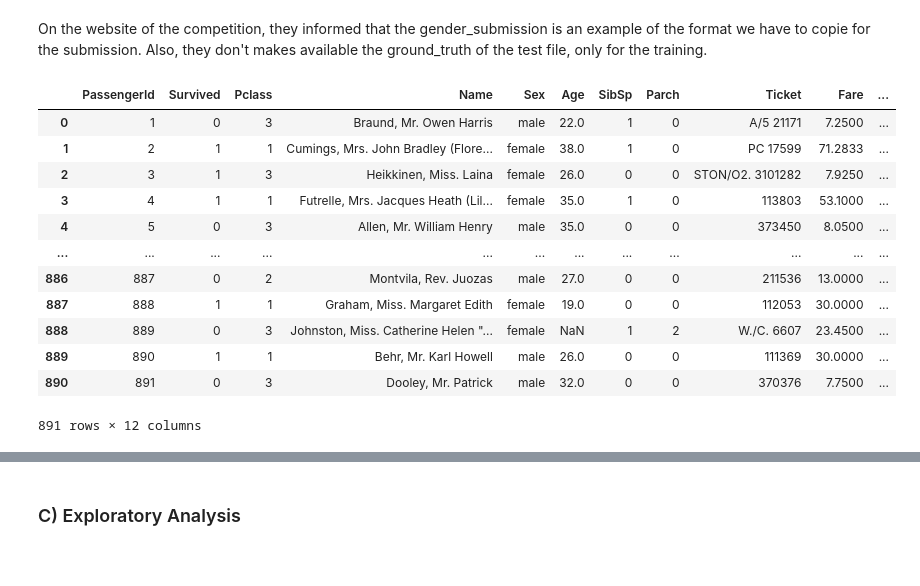
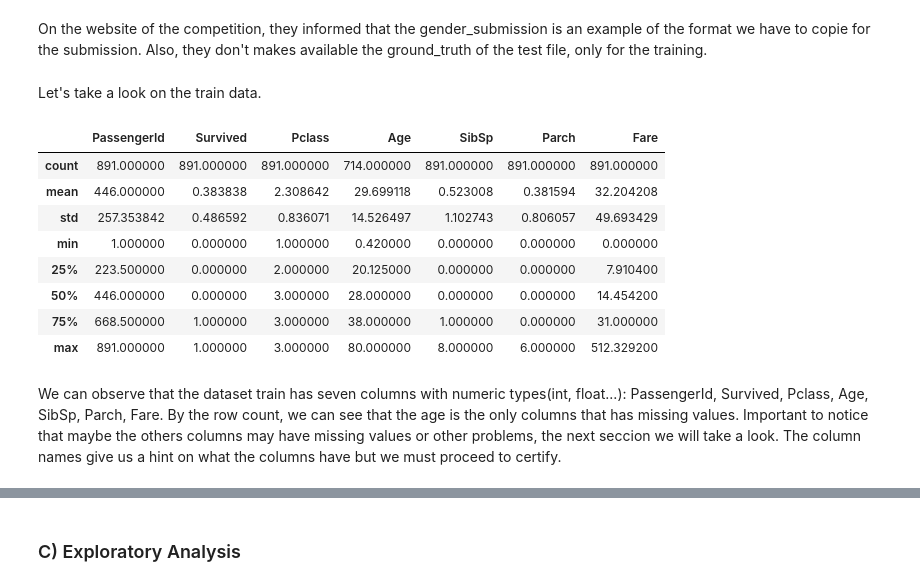
Before and after one commit to MarceloVelludo/Titanic-Kaggle, a Jupyter notebook: 2-DataAnalysis/2.DataAnalysis.ipynb, the cells around one changed output, grey strips where cells are left out. Cells and saved outputs as stored; diff of their text form; code cells hidden in the pictures.

Commit message:
Task describe the data done. Task Exploratory analysis in progress.

```diff
--- a/2-DataAnalysis/2.DataAnalysis.ipynb
+++ b/2-DataAnalysis/2.DataAnalysis.ipynb
@@ -34,19 +34,19 @@ test_ds = pd.read_csv("../data/test.csv")
 train_ds = pd.read_csv("../data/train.csv")
 # %% [markdown]
 On the website of the competition, they informed that the gender_submission is an example of the format we have to copie for the submission. Also, they don't makes available the ground_truth of the test file, only for the training.
+# %% [markdown]
+Let's take a look on the train data.
 # %%
-train_ds
+train_ds.describe()
 # %% [output]
-|  | PassengerId | Survived | Pclass | Name | Sex | Age | SibSp | Parch | Ticket | Fare | ... |
-| 0 | 1 | 0 | 3 | Braund, Mr. Owen Harris | male | 22.0 | 1 | 0 | A/5 21171 | 7.2500 | ... |
-| 1 | 2 | 1 | 1 | Cumings, Mrs. John Bradley (Flore... | female | 38.0 | 1 | 0 | PC 17599 | 71.2833 | ... |
-| 2 | 3 | 1 | 3 | Heikkinen, Miss. Laina | female | 26.0 | 0 | 0 | STON/O2. 3101282 | 7.9250 | ... |
-| 3 | 4 | 1 | 1 | Futrelle, Mrs. Jacques Heath (Lil... | female | 35.0 | 1 | 0 | 113803 | 53.1000 | ... |
-| 4 | 5 | 0 | 3 | Allen, Mr. William Henry | male | 35.0 | 0 | 0 | 373450 | 8.0500 | ... |
-| ... | ... | ... | ... | ... | ... | ... | ... | ... | ... | ... | ... |
-| 886 | 887 | 0 | 2 | Montvila, Rev. Juozas | male | 27.0 | 0 | 0 | 211536 | 13.0000 | ... |
-| 887 | 888 | 1 | 1 | Graham, Miss. Margaret Edith | female | 19.0 | 0 | 0 | 112053 | 30.0000 | ... |
-| 888 | 889 | 0 | 3 | Johnston, Miss. Catherine Helen "... | female | NaN | 1 | 2 | W./C. 6607 | 23.4500 | ... |
-| 889 | 890 | 1 | 1 | Behr, Mr. Karl Howell | male | 26.0 | 0 | 0 | 111369 | 30.0000 | ... |
-| 890 | 891 | 0 | 3 | Dooley, Mr. Patrick | male | 32.0 | 0 | 0 | 370376 | 7.7500 | ... |
+|  | PassengerId | Survived | Pclass | Age | SibSp | Parch | Fare |
+| count | 891.000000 | 891.000000 | 891.000000 | 714.000000 | 891.000000 | 891.000000 | 891.000000 |
+| mean | 446.000000 | 0.383838 | 2.308642 | 29.699118 | 0.523008 | 0.381594 | 32.204208 |
+| std | 257.353842 | 0.486592 | 0.836071 | 14.526497 | 1.102743 | 0.806057 | 49.693429 |
+| min | 1.000000 | 0.000000 | 1.000000 | 0.420000 | 0.000000 | 0.000000 | 0.000000 |
+| 25% | 223.500000 | 0.000000 | 2.000000 | 20.125000 | 0.000000 | 0.000000 | 7.910400 |
+| 50% | 446.000000 | 0.000000 | 3.000000 | 28.000000 | 0.000000 | 0.000000 | 14.454200 |
+| 75% | 668.500000 | 1.000000 | 3.000000 | 38.000000 | 1.000000 | 0.000000 | 31.000000 |
+| max | 891.000000 | 1.000000 | 3.000000 | 80.000000 | 8.000000 | 6.000000 | 512.329200 |
-891 rows × 12 columns
+# %% [markdown]
+We can observe that the dataset train has seven columns with numeric types(int, float...): PassengerId, Survived, Pclass, Age, SibSp, Parch, Fare. By the row count, we can see that the age is the only columns that has missing values. Important to notice that maybe the others columns may have missing values or other problems, the next seccion we will take a look. The column names give us a hint on what the columns have but we must proceed to certify.
```
Also changed, not shown: parts of 21 cells of this notebook.
